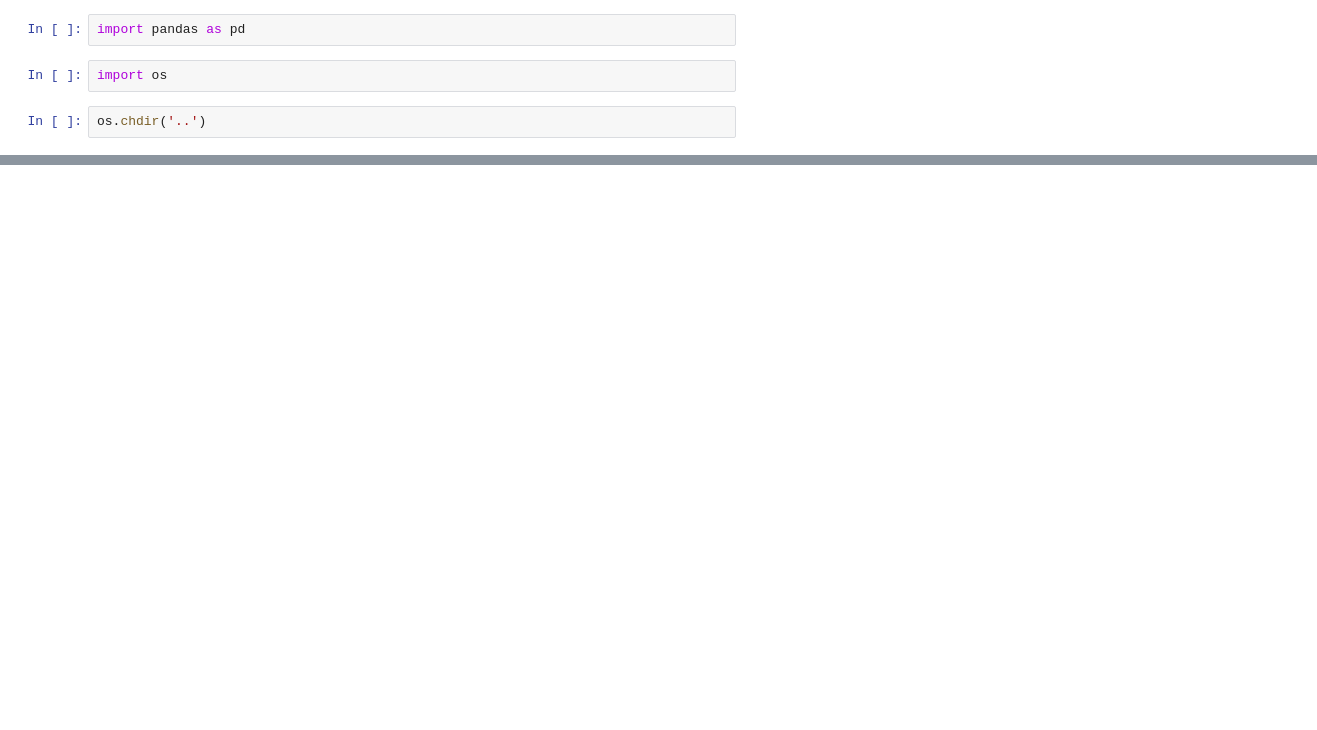
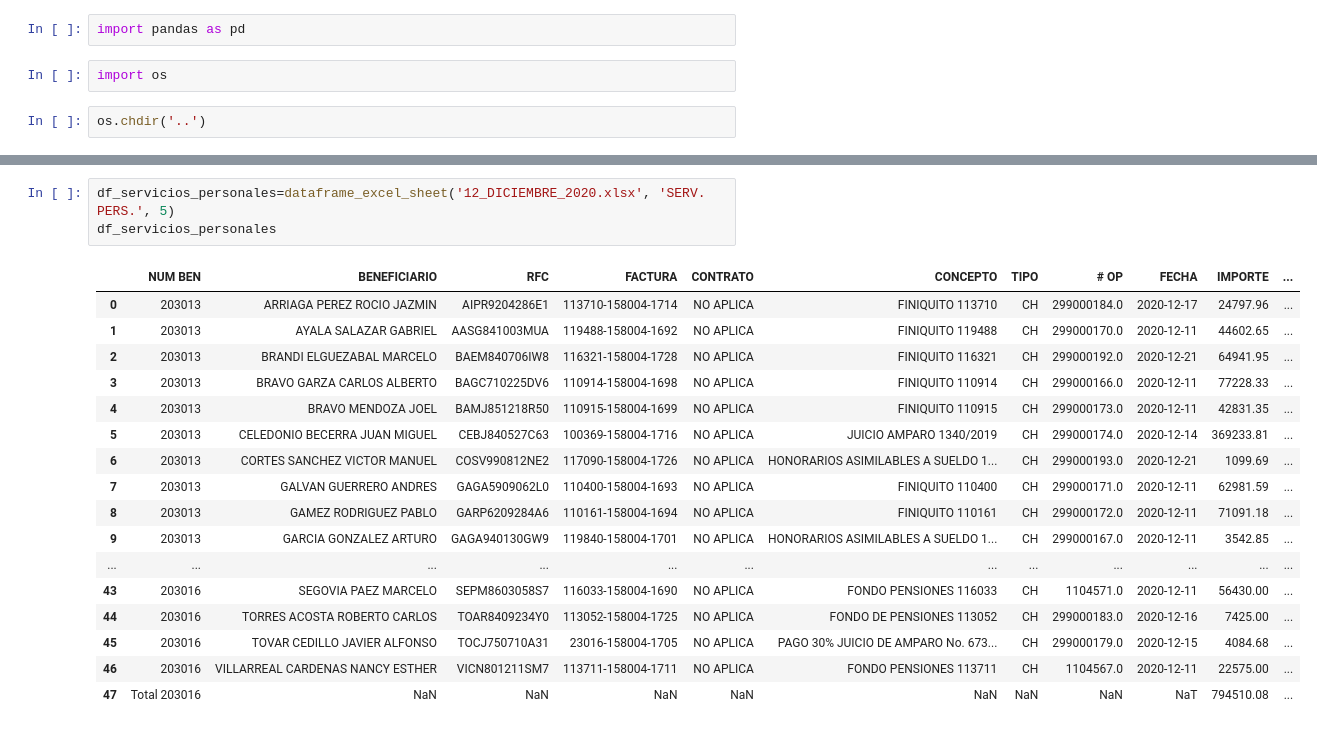
Before and after one commit to yuliethc/estudiomonterrey, a Jupyter notebook: notebooks/1_limpieza_y_carga.ipynb, the cells around one changed output, grey strips where cells are left out. Drawn from its saved outputs; the diff is of its cells as text; blank space fills up the shorter version.

```diff
--- a/notebooks/1_limpieza_y_carga.ipynb
+++ b/notebooks/1_limpieza_y_carga.ipynb
@@ -10,0 +38,21 @@ os.chdir('..')
+# %%
+df_servicios_personales=dataframe_excel_sheet('12_DICIEMBRE_2020.xlsx', 'SERV. PERS.', 5)
+df_servicios_personales
+# %% [output]
+|  | NUM BEN | BENEFICIARIO | RFC | FACTURA | CONTRATO | CONCEPTO | TIPO | # OP | FECHA | IMPORTE | ... |
+| 0 | 203013 | ARRIAGA PEREZ ROCIO JAZMIN | AIPR9204286E1 | 113710-158004-1714 | NO APLICA | FINIQUITO 113710 | CH | 299000184.0 | 2020-12-17 | 24797.96 | ... |
+| 1 | 203013 | AYALA SALAZAR GABRIEL | AASG841003MUA | 119488-158004-1692 | NO APLICA | FINIQUITO 119488 | CH | 299000170.0 | 2020-12-11 | 44602.65 | ... |
+| 2 | 203013 | BRANDI ELGUEZABAL MARCELO | BAEM840706IW8 | 116321-158004-1728 | NO APLICA | FINIQUITO 116321 | CH | 299000192.0 | 2020-12-21 | 64941.95 | ... |
+| 3 | 203013 | BRAVO GARZA CARLOS ALBERTO | BAGC710225DV6 | 110914-158004-1698 | NO APLICA | FINIQUITO 110914 | CH | 299000166.0 | 2020-12-11 | 77228.33 | ... |
+| 4 | 203013 | BRAVO MENDOZA JOEL | BAMJ851218R50 | 110915-158004-1699 | NO APLICA | FINIQUITO 110915 | CH | 299000173.0 | 2020-12-11 | 42831.35 | ... |
+| 5 | 203013 | CELEDONIO BECERRA JUAN MIGUEL | CEBJ840527C63 | 100369-158004-1716 | NO APLICA | JUICIO AMPARO 1340/2019 | CH | 299000174.0 | 2020-12-14 | 369233.81 | ... |
+| 6 | 203013 | CORTES SANCHEZ VICTOR MANUEL | COSV990812NE2 | 117090-158004-1726 | NO APLICA | HONORARIOS ASIMILABLES A SUELDO 1... | CH | 299000193.0 | 2020-12-21 | 1099.69 | ... |
+| 7 | 203013 | GALVAN GUERRERO ANDRES | GAGA5909062L0 | 110400-158004-1693 | NO APLICA | FINIQUITO 110400 | CH | 299000171.0 | 2020-12-11 | 62981.59 | ... |
+| 8 | 203013 | GAMEZ RODRIGUEZ PABLO | GARP6209284A6 | 110161-158004-1694 | NO APLICA | FINIQUITO 110161 | CH | 299000172.0 | 2020-12-11 | 71091.18 | ... |
+| 9 | 203013 | GARCIA GONZALEZ ARTURO | GAGA940130GW9 | 119840-158004-1701 | NO APLICA | HONORARIOS ASIMILABLES A SUELDO 1... | CH | 299000167.0 | 2020-12-11 | 3542.85 | ... |
+| ... | ... | ... | ... | ... | ... | ... | ... | ... | ... | ... | ... |
+| 43 | 203016 | SEGOVIA PAEZ MARCELO | SEPM8603058S7 | 116033-158004-1690 | NO APLICA | FONDO PENSIONES 116033 | CH | 1104571.0 | 2020-12-11 | 56430.00 | ... |
+| 44 | 203016 | TORRES ACOSTA ROBERTO CARLOS | TOAR8409234Y0 | 113052-158004-1725 | NO APLICA | FONDO DE PENSIONES 113052 | CH | 299000183.0 | 2020-12-16 | 7425.00 | ... |
+| 45 | 203016 | TOVAR CEDILLO JAVIER ALFONSO | TOCJ750710A31 | 23016-158004-1705 | NO APLICA | PAGO 30% JUICIO DE AMPARO No. 673... | CH | 299000179.0 | 2020-12-15 | 4084.68 | ... |
+| 46 | 203016 | VILLARREAL CARDENAS NANCY ESTHER | VICN801211SM7 | 113711-158004-1711 | NO APLICA | FONDO PENSIONES 113711 | CH | 1104567.0 | 2020-12-11 | 22575.00 | ... |
+| 47 | Total 203016 | NaN | NaN | NaN | NaN | NaN | NaN | NaN | NaT | 794510.08 | ... |
```
Also changed, not shown: parts of 15 cells of this notebook, 1 other file.
